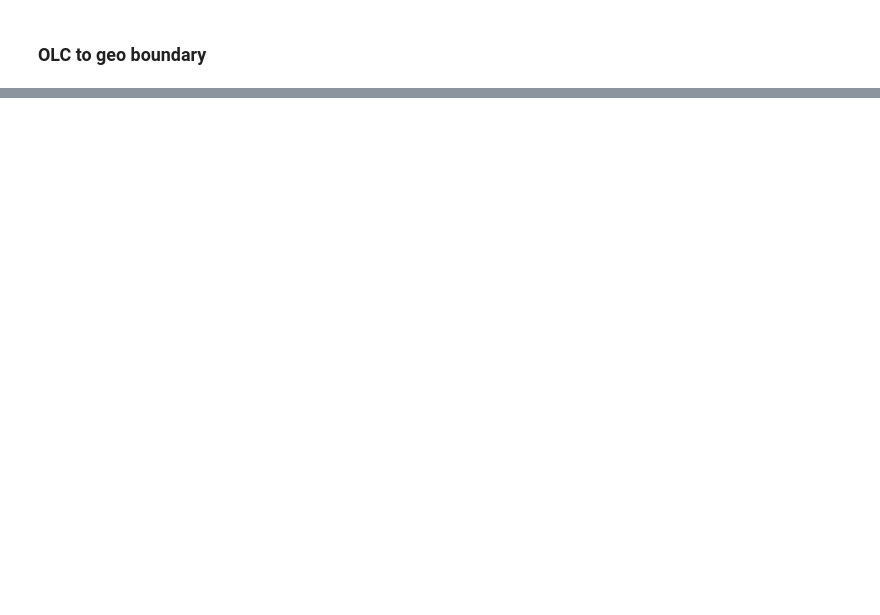
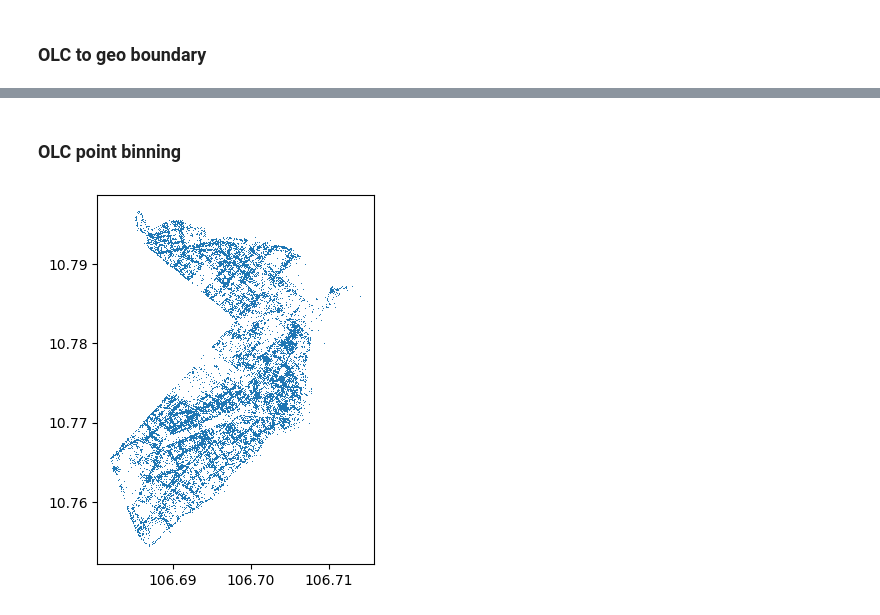
Before and after one commit to opengeoshub/vgridpandas, a Jupyter notebook: docs/notebooks/08_olc.ipynb, the cells around one changed output, grey strips where cells are left out. Cells and saved outputs as stored; diff of their text form; code cells hidden in the pictures; blank space fills up the shorter version.

```diff
--- a/docs/notebooks/08_olc.ipynb
+++ b/docs/notebooks/08_olc.ipynb
@@ -32,0 +41,13 @@ df.to_file(f"olc_{resolution}.geojson", driver="GeoJSON")
+# %% [markdown]
+### OLC point binning
+# %%
+resolution = 10
+# df = pd.read_csv("https://raw.githubusercontent.com/opengeoshub/vopendata/refs/heads/main/csv/dist1_pois.csv")
+df = gpd.read_file("https://raw.githubusercontent.com/opengeoshub/vopendata/refs/heads/main/shape/dist1_pois.geojson")
+df.head()
+stats = "count"
+df_bin = df.olc.olcbin(resolution=resolution, stats = stats, return_geometry=True)
+df_bin.plot()
+df_bin.to_file("dist1_pois_olc.geojson", driver="GeoJSON")
+# %% [output]
+[figure, added]
```
Also changed, not shown: parts of 6 cells of this notebook, 42 other files.
